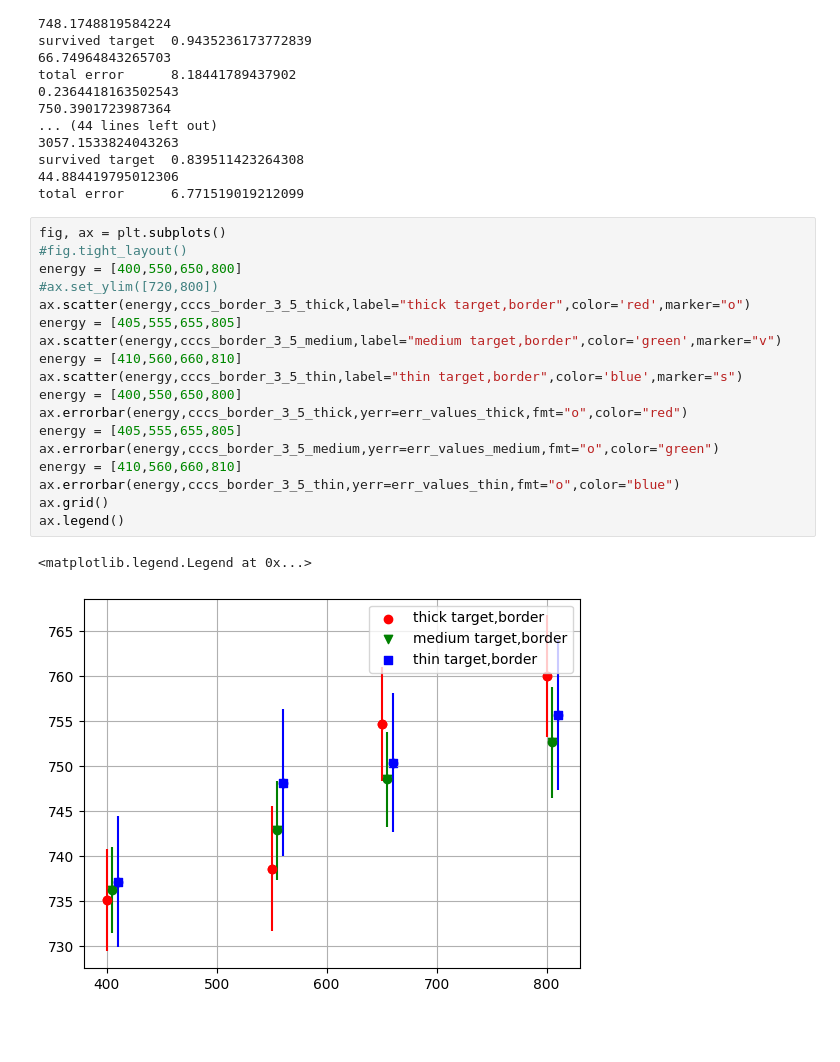
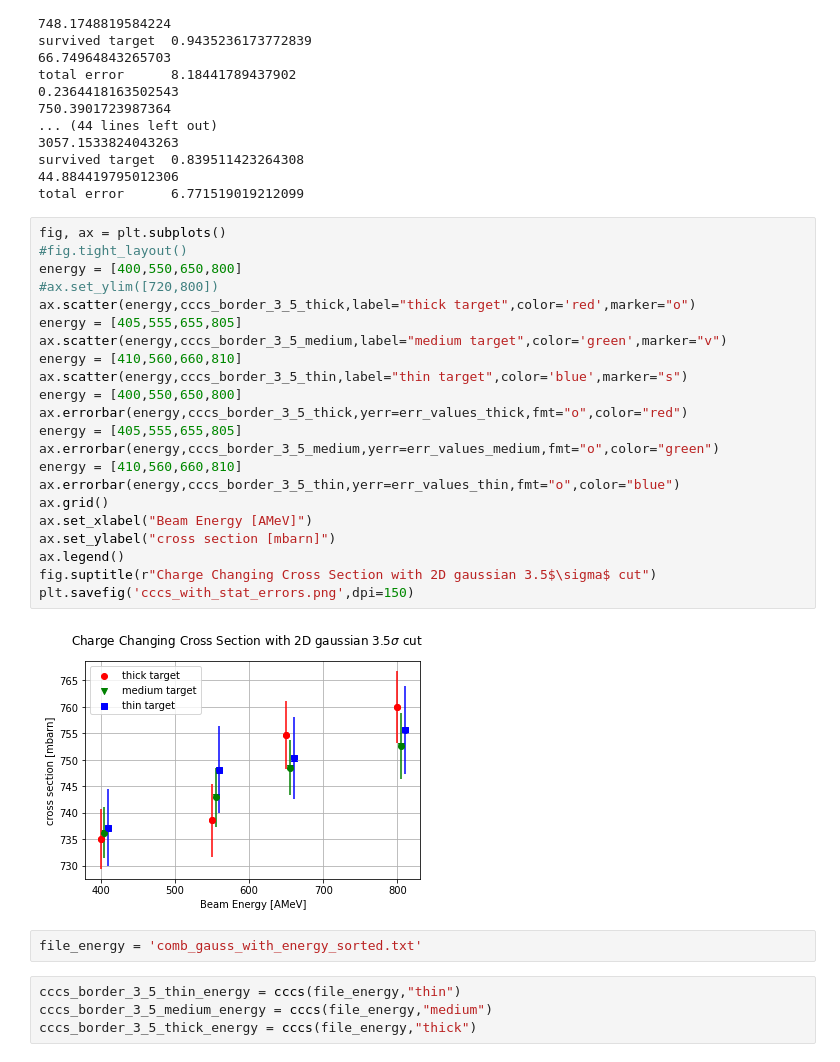
Before and after one commit to jenegger/r3bweek24_gsi, a Jupyter notebook: preliminary_charge_chaning_methods.ipynb, the cells around one changed output. Cells and saved outputs as stored; diff of their text form; blank space fills up the shorter version.

```diff
--- a/preliminary_charge_chaning_methods.ipynb
+++ b/preliminary_charge_chaning_methods.ipynb
@@ -738,21 +738,30 @@ total error      6.771519019212099
 # %%
 fig, ax = plt.subplots()
 #fig.tight_layout()
 energy = [400,550,650,800]
 #ax.set_ylim([720,800])
-ax.scatter(energy,cccs_border_3_5_thick,label="thick target,border",color='red',marker="o")
+ax.scatter(energy,cccs_border_3_5_thick,label="thick target",color='red',marker="o")
 energy = [405,555,655,805]
-ax.scatter(energy,cccs_border_3_5_medium,label="medium target,border",color='green',marker="v")
+ax.scatter(energy,cccs_border_3_5_medium,label="medium target",color='green',marker="v")
 energy = [410,560,660,810]
-ax.scatter(energy,cccs_border_3_5_thin,label="thin target,border",color='blue',marker="s")
+ax.scatter(energy,cccs_border_3_5_thin,label="thin target",color='blue',marker="s")
 energy = [400,550,650,800]
 ax.errorbar(energy,cccs_border_3_5_thick,yerr=err_values_thick,fmt="o",color="red")
 energy = [405,555,655,805]
 ax.errorbar(energy,cccs_border_3_5_medium,yerr=err_values_medium,fmt="o",color="green")
 energy = [410,560,660,810]
 ax.errorbar(energy,cccs_border_3_5_thin,yerr=err_values_thin,fmt="o",color="blue")
 ax.grid()
+ax.set_xlabel("Beam Energy [AMeV]")
+ax.set_ylabel("cross section [mbarn]")
 ax.legend()
+fig.suptitle(r"Charge Changing Cross Section with 2D gaussian 3.5$\sigma$ cut")
+plt.savefig('cccs_with_stat_errors.png',dpi=150)
 # %% [output]
-<matplotlib.legend.Legend at 0x...>
-[figure, old version]
+[figure, new version]
+# %%
+file_energy = 'comb_gauss_with_energy_sorted.txt'
+# %%
+cccs_border_3_5_thin_energy = cccs(file_energy,"thin")
+cccs_border_3_5_medium_energy = cccs(file_energy,"medium")
+cccs_border_3_5_thick_energy = cccs(file_energy,"thick")
```
Also changed, not shown: parts of 19 cells of this notebook, 31 other files.
